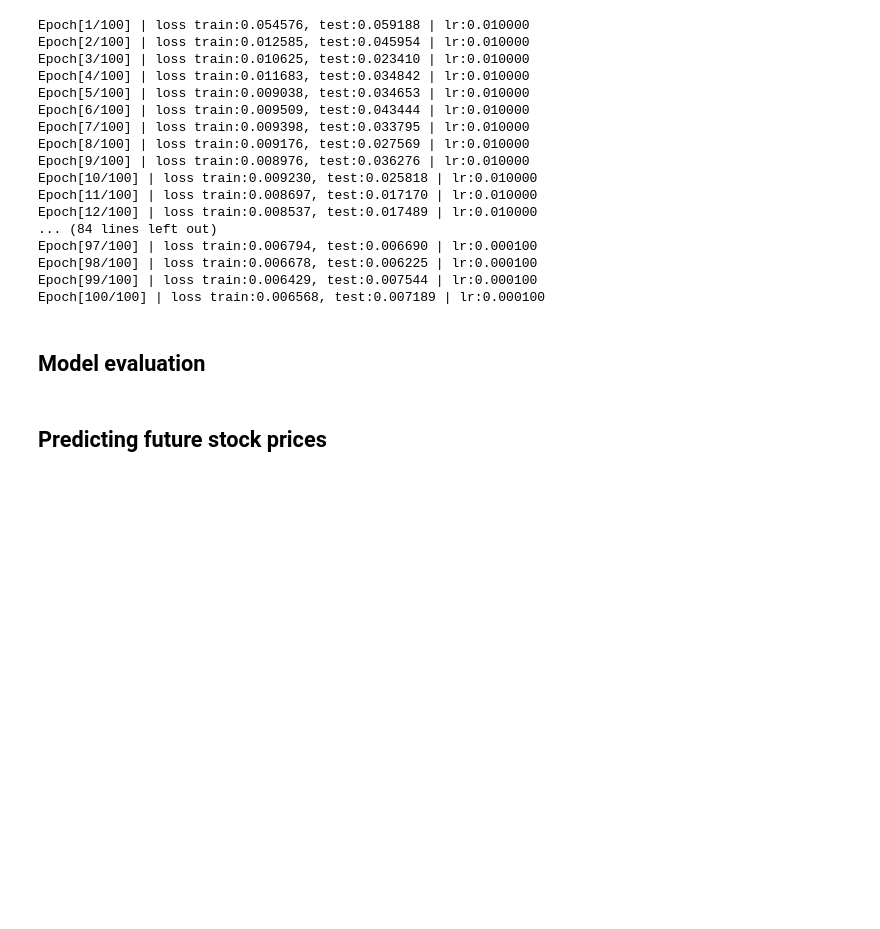
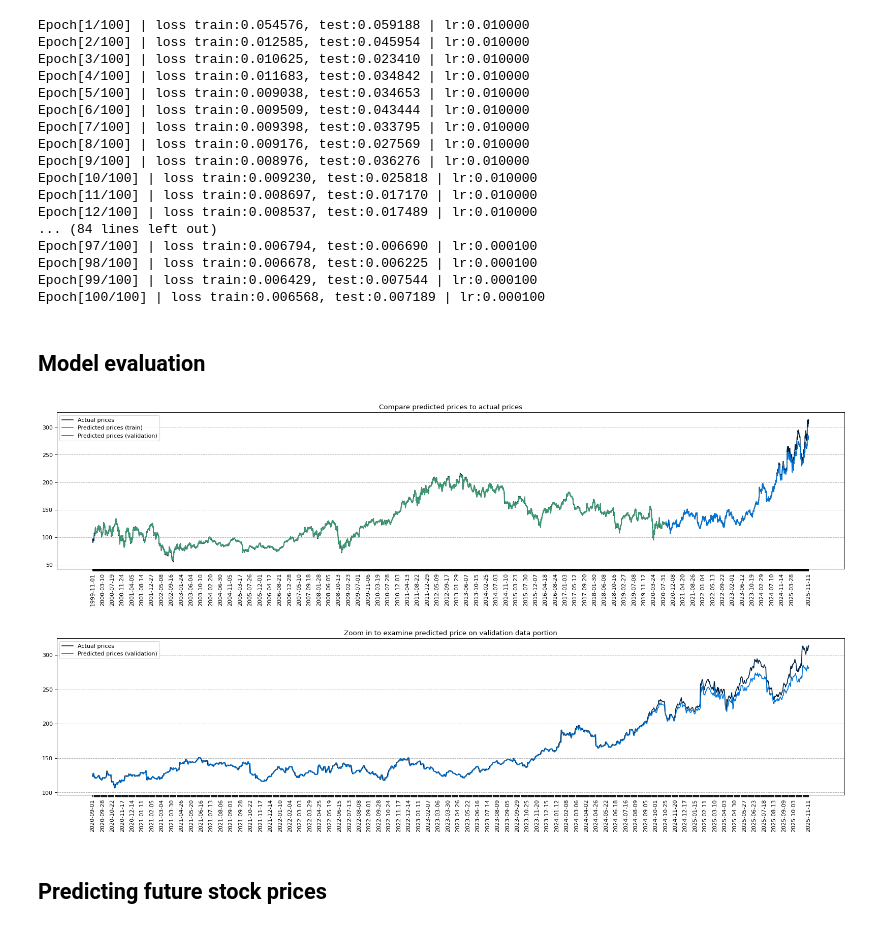
Before and after one commit to tamaxhh/AI-powered-default-risk-predictor-for-Fintech, a Jupyter notebook: demo-predicting-stock-prices.ipynb, the cells around one changed output. Drawn from its saved outputs; the diff is of its cells as text; code cells hidden in the pictures; blank space fills up the shorter version.

```diff
--- a/demo-predicting-stock-prices.ipynb
+++ b/demo-predicting-stock-prices.ipynb
@@ -459,35 +459,38 @@ if config["plots"]["show_plots"]:
     fig = figure(figsize=(25, 5), dpi=80)
     fig.patch.set_facecolor((1.0, 1.0, 1.0))
     plt.plot(data_date, data_close_price, label="Actual prices", color=config["plots"]["color_actual"])
     plt.plot(data_date, to_plot_data_y_train_pred, label="Predicted prices (train)", color=config["plots"]["color_pred_train"])
     plt.plot(data_date, to_plot_data_y_val_pred, label="Predicted prices (validation)", color=config["plots"]["color_pred_val"])
     plt.title("Compare predicted prices to actual prices")
     xticks = [data_date[i] if ((i%config["plots"]["xticks_interval"]==0 and (num_data_points-i) > config["plots"]["xticks_interval"]) or i==num_data_points-1) else None for i in range(num_data_points)] # make x ticks nice
     x = np.arange(0,len(xticks))
     plt.xticks(x, xticks, rotation='vertical')
-    plt.grid(b=None, which='major', axis='y', linestyle='--')
+    plt.grid(visible=None, which='major', axis='y', linestyle='--')
     plt.legend()
     plt.show()
 
     # prepare data for plotting, zoom in validation
 
     to_plot_data_y_val_subset = scaler.inverse_transform(data_y_val)
     to_plot_predicted_val = scaler.inverse_transform(predicted_val)
     to_plot_data_date = data_date[split_index+config["data"]["window_size"]:]
 
     # plots
 
     fig = figure(figsize=(25, 5), dpi=80)
     fig.patch.set_facecolor((1.0, 1.0, 1.0))
     plt.plot(to_plot_data_date, to_plot_data_y_val_subset, label="Actual prices", color=config["plots"]["color_actual"])
     plt.plot(to_plot_data_date, to_plot_predicted_val, label="Predicted prices (validation)", color=config["plots"]["color_pred_val"])
     plt.title("Zoom in to examine predicted price on validation data portion")
     xticks = [to_plot_data_date[i] if ((i%int(config["plots"]["xticks_interval"]/5)==0 and (len(to_plot_data_date)-i) > config["plots"]["xticks_interval"]/6) or i==len(to_plot_data_date)-1) else None for i in range(len(to_plot_data_date))] # make x ticks nice
     xs = np.arange(0,len(xticks))
     plt.xticks(xs, xticks, rotation='vertical')
-    plt.grid(b=None, which='major', axis='y', linestyle='--')
+    plt.grid(visible=None, which='major', axis='y', linestyle='--')
     plt.legend()
     plt.show()
+# %% [output]
+[figure, added]
+[figure, added]
 # %% [markdown]
 ## Predicting future stock prices
 # %%
```
Also changed, not shown: parts of 1 cell of this notebook.
